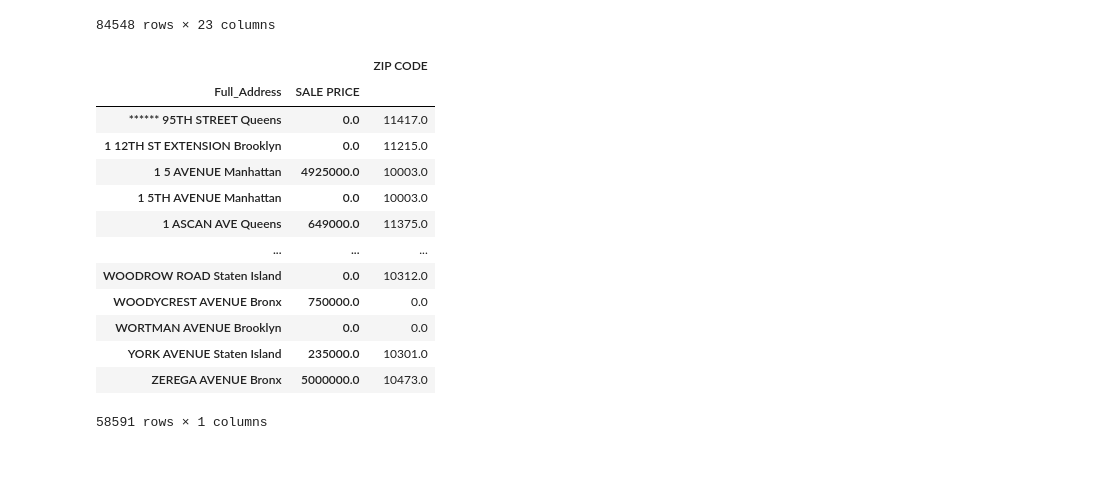
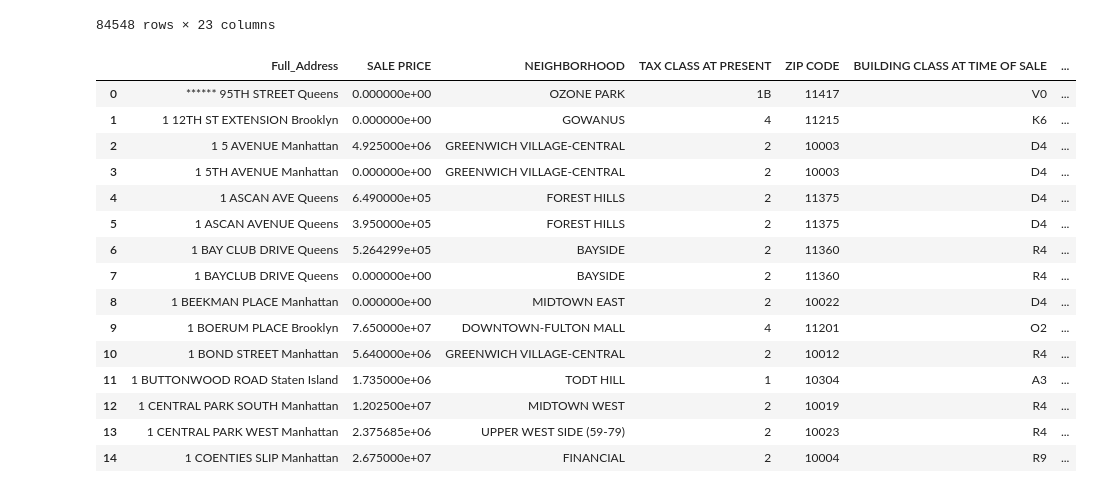
Before and after one commit to shadeetabasi/nyc-realestate-and-trees-project, a Jupyter notebook: Keiko /Real_Estate_Clean_Up_v2.ipynb, the cells around one changed output. Cells and saved outputs as stored; diff of their text form; code cells hidden in the pictures; blank space fills up the shorter version.

Commit message:
debugged groupby

```diff
--- a/Keiko /Real_Estate_Clean_Up_v2.ipynb
+++ b/Keiko /Real_Estate_Clean_Up_v2.ipynb
@@ -189,26 +188,33 @@ real_estate_df
 # %%
 # real_estate_dedupe = df.groupby(["Full_Address"])
 
 
-real_estate_clean_df.groupby(['Full_Address', 'SALE PRICE']).mean()
+# real_estate_df.groupby(['Full_Address', 'SALE PRICE']).mean()
 
+real_estate_clean_df = real_estate_df.groupby(['Full_Address'], as_index=False).agg({'SALE PRICE': 'mean',
+                                                                                     'NEIGHBORHOOD': 'first',
+                                                                                     'TAX CLASS AT PRESENT': 'first',
+                                                                                     'ZIP CODE': 'first',
+                                                                                     'BUILDING CLASS AT TIME OF SALE': 'first',
+                                                                                     'borough_name': 'first'})
 
-# groupby_address = real_estate_df['SALE PRICE'] = real_estate_df.groupby(['Full_Address'])['SALE PRICE'].transform('mean')
-# df.drop_duplicates()
+real_estate_clean_df.head(15)
 # %% [output]
-|  |  | ZIP CODE |
-| Full_Address | SALE PRICE |  |
-| ****** 95TH STREET Queens | 0.0 | 11417.0 |
-| 1 12TH ST EXTENSION Brooklyn | 0.0 | 11215.0 |
-| 1 5 AVENUE Manhattan | 4925000.0 | 10003.0 |
-| 1 5TH AVENUE Manhattan | 0.0 | 10003.0 |
-| 1 ASCAN AVE Queens | 649000.0 | 11375.0 |
-| ... | ... | ... |
-| WOODROW ROAD Staten Island | 0.0 | 10312.0 |
-| WOODYCREST AVENUE Bronx | 750000.0 | 0.0 |
-| WORTMAN AVENUE Brooklyn | 0.0 | 0.0 |
-| YORK AVENUE Staten Island | 235000.0 | 10301.0 |
-| ZEREGA AVENUE Bronx | 5000000.0 | 10473.0 |
+|  | Full_Address | SALE PRICE | NEIGHBORHOOD | TAX CLASS AT PRESENT | ZIP CODE | BUILDING CLASS AT TIME OF SALE | ... |
+| 0 | ****** 95TH STREET Queens | 0.000000e+00 | OZONE PARK | 1B | 11417 | V0 | ... |
+| 1 | 1 12TH ST EXTENSION Brooklyn | 0.000000e+00 | GOWANUS | 4 | 11215 | K6 | ... |
+| 2 | 1 5 AVENUE Manhattan | 4.925000e+06 | GREENWICH VILLAGE-CENTRAL | 2 | 10003 | D4 | ... |
+| 3 | 1 5TH AVENUE Manhattan | 0.000000e+00 | GREENWICH VILLAGE-CENTRAL | 2 | 10003 | D4 | ... |
+| 4 | 1 ASCAN AVE Queens | 6.490000e+05 | FOREST HILLS | 2 | 11375 | D4 | ... |
+| 5 | 1 ASCAN AVENUE Queens | 3.950000e+05 | FOREST HILLS | 2 | 11375 | D4 | ... |
+| 6 | 1 BAY CLUB DRIVE Queens | 5.264299e+05 | BAYSIDE | 2 | 11360 | R4 | ... |
+| 7 | 1 BAYCLUB DRIVE Queens | 0.000000e+00 | BAYSIDE | 2 | 11360 | R4 | ... |
+| 8 | 1 BEEKMAN PLACE Manhattan | 0.000000e+00 | MIDTOWN EAST | 2 | 10022 | D4 | ... |
+| 9 | 1 BOERUM PLACE Brooklyn | 7.650000e+07 | DOWNTOWN-FULTON MALL | 4 | 11201 | O2 | ... |
+| 10 | 1 BOND STREET Manhattan | 5.640000e+06 | GREENWICH VILLAGE-CENTRAL | 2 | 10012 | R4 | ... |
+| 11 | 1 BUTTONWOOD ROAD Staten Island | 1.735000e+06 | TODT HILL | 1 | 10304 | A3 | ... |
+| 12 | 1 CENTRAL PARK SOUTH Manhattan | 1.202500e+07 | MIDTOWN WEST | 2 | 10019 | R4 | ... |
+| 13 | 1 CENTRAL PARK WEST Manhattan | 2.375685e+06 | UPPER WEST SIDE (59-79) | 2 | 10023 | R4 | ... |
+| 14 | 1 COENTIES SLIP Manhattan | 2.675000e+07 | FINANCIAL | 2 | 10004 | R9 | ... |
-58591 rows × 1 columns
 # %%
 #picking columns and assigning to new dataframe
```
Also changed, not shown: parts of 9 cells of this notebook.
